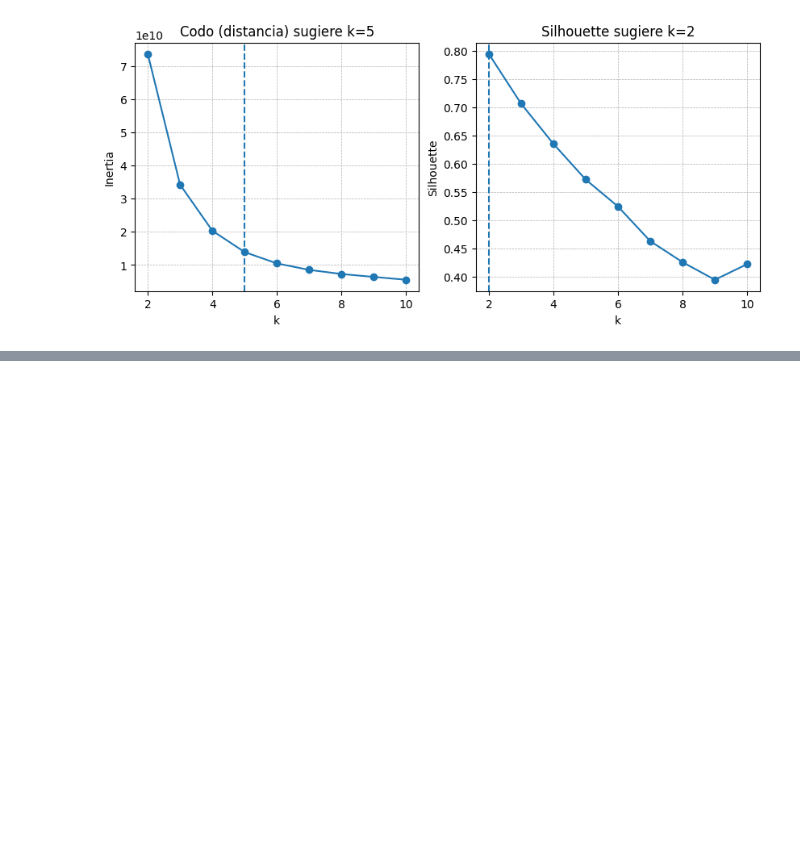
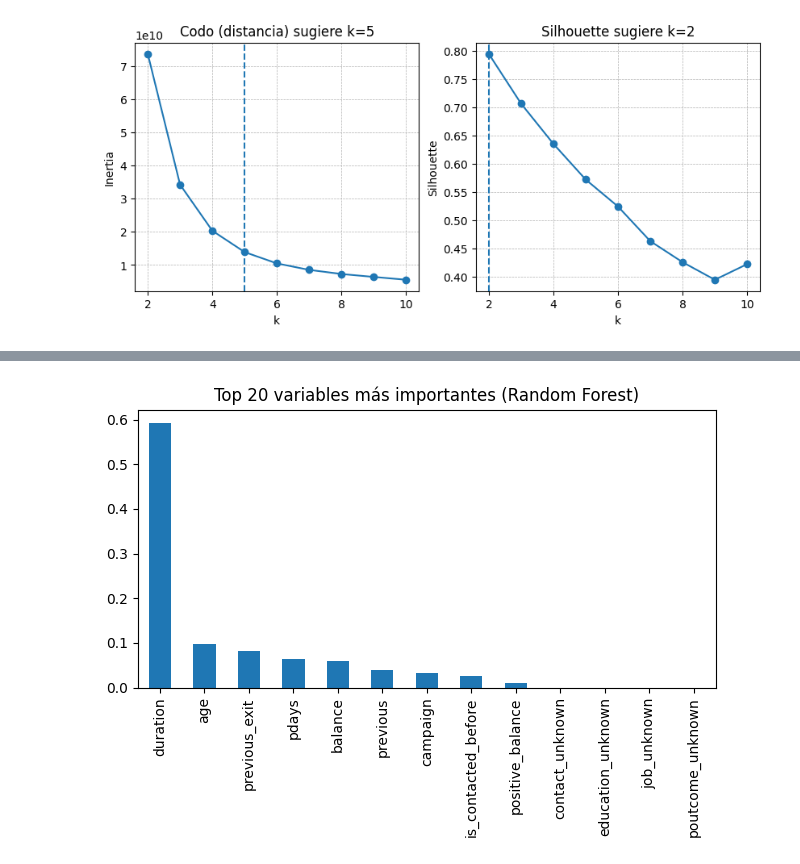
Before and after one commit to adrianespinoza1998/tarea_final_ml_marketing_bancario, a Jupyter notebook: notebooks/03_ml_model.ipynb, the cells around one changed output, grey strips where cells are left out. Cells and saved outputs as stored; diff of their text form; code cells hidden in the pictures; blank space fills up the shorter version.

```diff
--- a/notebooks/03_ml_model.ipynb
+++ b/notebooks/03_ml_model.ipynb
@@ -160,0 +388,33 @@ Varianza explicada por PC1+PC2: 8.8%
+# %%
+from sklearn.model_selection import GridSearchCV
+from sklearn.svm import SVC
+
+
+svm_pipeline = Pipeline(steps=[
+    ('preprocessor', preprocessor),
+    ('clf', SVC(probability=True, class_weight='balanced', random_state=42))
+])
+
+svm_param_grid = {
+    'clf__kernel': ['rbf', 'linear'],
+    'clf__C': [0.1, 1, 10],
+    'clf__gamma': ['scale', 'auto']
+}
+
+svm_grid = GridSearchCV(
+    estimator=svm_pipeline,
+    param_grid=svm_param_grid,
+    scoring='roc_auc',
+    cv=3,
+    n_jobs=-1,
+    verbose=1
+)
+
+svm_grid.fit(X_train, y_train)
+
+print("Mejores parámetros SVM:", svm_grid.best_params_)
+print("Mejor AUC (cv) SVM:", svm_grid.best_score_)
+
+svm_best = svm_grid.best_estimator_
+
+svm_results = evaluate_model("SVM", svm_best, X_test, y_test)
@@ -160,0 +490,12 @@ Varianza explicada por PC1+PC2: 8.8%
+# %%
+rf_model = rf_best.named_steps['clf']
+
+importances = rf_model.feature_importances_
+feat_imp = pd.Series(importances, index=numeric_cols).sort_values(ascending=False)
+
+feat_imp.head(20).plot(kind='bar')
+plt.title("Top 20 variables más importantes (Random Forest)")
+plt.tight_layout()
+plt.show()
+# %% [output]
+[figure, added]
```
Also changed, not shown: parts of 44 cells of this notebook, 1 other file.
